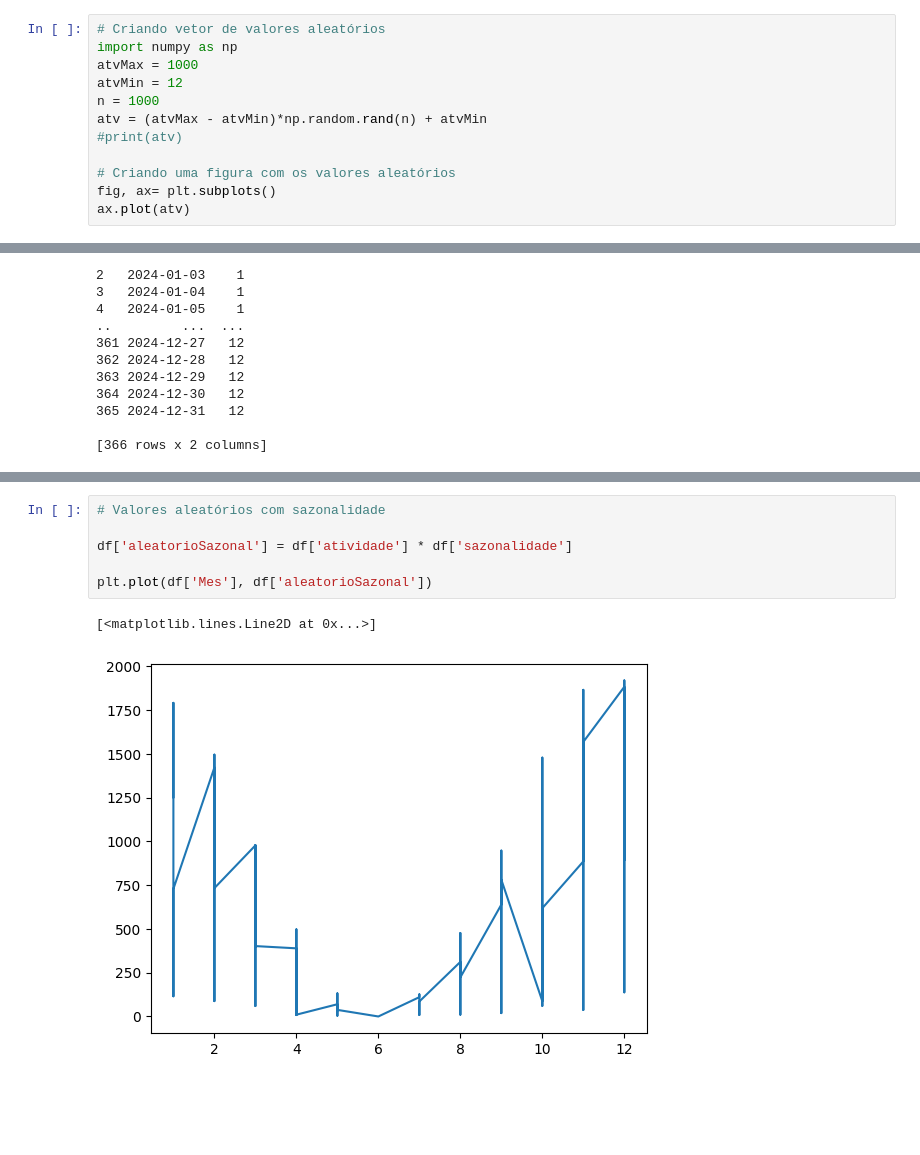
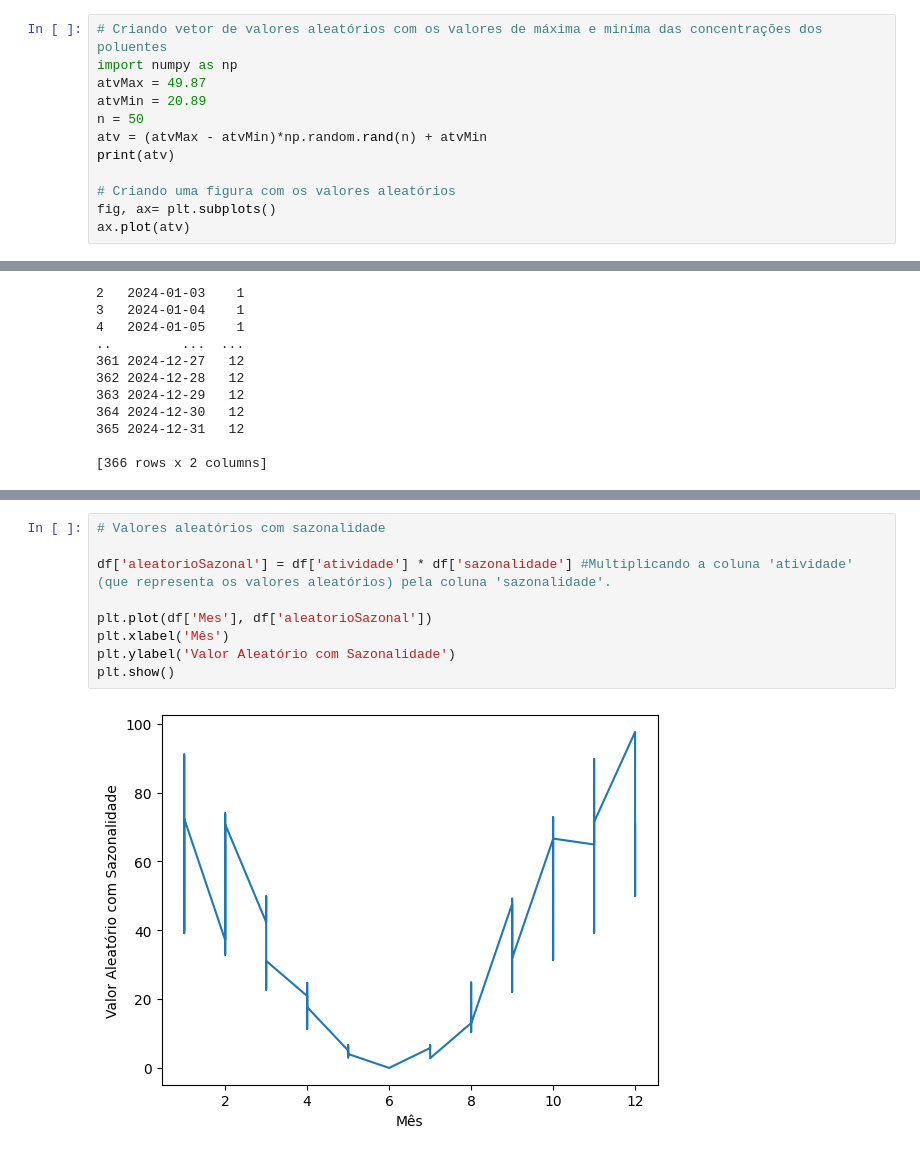
Before and after one commit to SergioStrackJunior/ENS5173_airpolution, a Jupyter notebook: Atividade01_01.ipynb, the cells around one changed output, grey strips where cells are left out. Cells and saved outputs as stored; diff of their text form; blank space fills up the shorter version.

```diff
--- a/Atividade01_01.ipynb
+++ b/Atividade01_01.ipynb
@@ -69,11 +106,11 @@ Nesta sessão nós criaremos uma taxa de atividade de um empreendimento qualquer
 # %%
-# Criando vetor de valores aleatórios
+# Criando vetor de valores aleatórios com os valores de máxima e miníma das concentrações dos poluentes
 import numpy as np
-atvMax = 1000
-atvMin = 12
-n = 1000
+atvMax = 49.87
+atvMin = 20.89
+n = 50
 atv = (atvMax - atvMin)*np.random.rand(n) + atvMin
-#print(atv)
+print(atv)
 
 # Criando uma figura com os valores aleatórios
 fig, ax= plt.subplots()
@@ -196,9 +237,11 @@ df.to_csv(r"I:\airpolution\tabelas\ativ.csv")
 # %%
 # Valores aleatórios com sazonalidade
 
-df['aleatorioSazonal'] = df['atividade'] * df['sazonalidade']
+df['aleatorioSazonal'] = df['atividade'] * df['sazonalidade'] #Multiplicando a coluna 'atividade' (que representa os valores aleatórios) pela coluna 'sazonalidade'.
 
 plt.plot(df['Mes'], df['aleatorioSazonal'])
+plt.xlabel('Mês')
+plt.ylabel('Valor Aleatório com Sazonalidade')
+plt.show()
 # %% [output]
-[<matplotlib.lines.Line2D at 0x...>]
-[figure, old version]
+[figure, new version]
```
Also changed, not shown: parts of 13 cells of this notebook, 5 other files.
